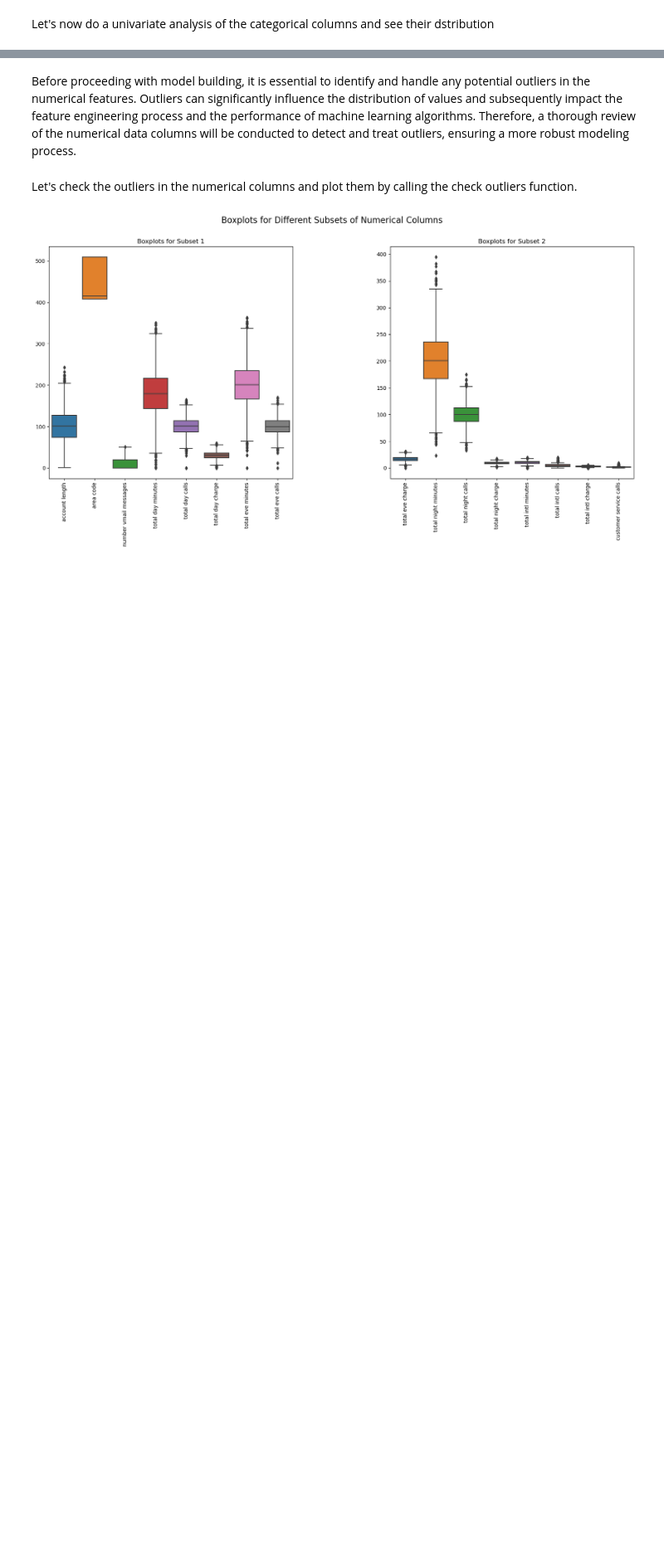
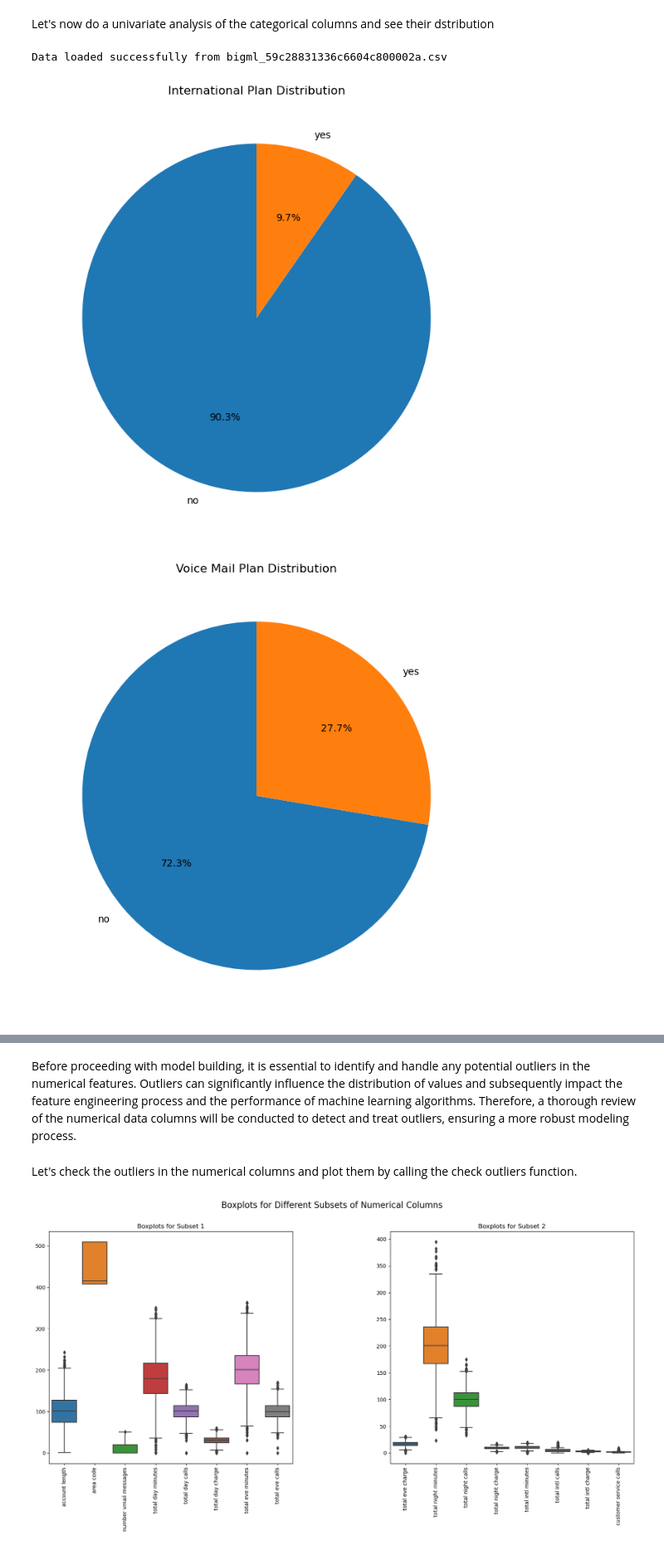
Before and after one commit to TyrionCodister/Churn-in-Telecom-, a Jupyter notebook: Syria Tel Churn Prediction.ipynb, the cells around one changed output, grey strips where cells are left out. Shown at 83% size. Saved outputs shown, nothing was run; the diff lists cells and outputs as text; code cells hidden in the pictures; blank space fills up the shorter version.

```diff
--- a/Syria Tel Churn Prediction.ipynb
+++ b/Syria Tel Churn Prediction.ipynb
@@ -610,2 +652,60 @@ Data loaded successfully from bigml_59c28831336c6604c800002a.csv
 # %% [markdown]
 Let's now do a univariate analysis of the categorical columns and see their dstribution
+# %%
+
+
+class CategoricalColumnPlotter:
+    def __init__(self, data):
+        """
+        Initialize the CategoricalColumnPlotter object with the data to analyze.
+
+        Parameters:
+        data: The data to analyze.
+        """
+        self.data = data
+
+    def plot_international_plan_pie_chart(self):
+        """
+        Plot a pie chart for the 'international_plan' column.
+        """
+        plt.figure(figsize=(8, 8))
+        self.data['international plan'].value_counts().plot.pie(autopct='%1.1f%%', startangle=90)
+        plt.title('International Plan Distribution')
+        plt.ylabel('')
+        plt.show()
+
+    def plot_voice_mail_plan_pie_chart(self):
+        """
+        Plot a pie chart for the 'voice_mail_plan' column.
+        """
+        plt.figure(figsize=(8, 8))
+        self.data['voice mail plan'].value_counts().plot.pie(autopct='%1.1f%%', startangle=90)
+        plt.title('Voice Mail Plan Distribution')
+        plt.ylabel('')
+        plt.show()
+
+    def plot_state_bar_chart(self):
+        """
+        Plot a bar chart for the 'state' column.
+        """
+        plt.figure(figsize=(15, 8))
+        self.data['state'].value_counts().plot(kind='bar')
+        plt.title('State Distribution')
+        plt.xlabel('State')
+        plt.ylabel('Frequency')
+        plt.show()
+
+# Example usage:
+file_name = 'bigml_59c28831336c6604c800002a.csv'
+loader = DataFrameLoader(file_name)
+loader.load_data()
+
+if loader.data is not None:
+    categorical_plotter = CategoricalColumnPlotter(loader.data)
+    categorical_plotter.plot_international_plan_pie_chart()
+    categorical_plotter.plot_voice_mail_plan_pie_chart()
+    categorical_plotter.plot_state_bar_chart()
+# %% [output]
+Data loaded successfully from bigml_59c28831336c6604c800002a.csv
+[figure, added]
+[figure, added]
```
Also changed, not shown: parts of 7 cells of this notebook.
